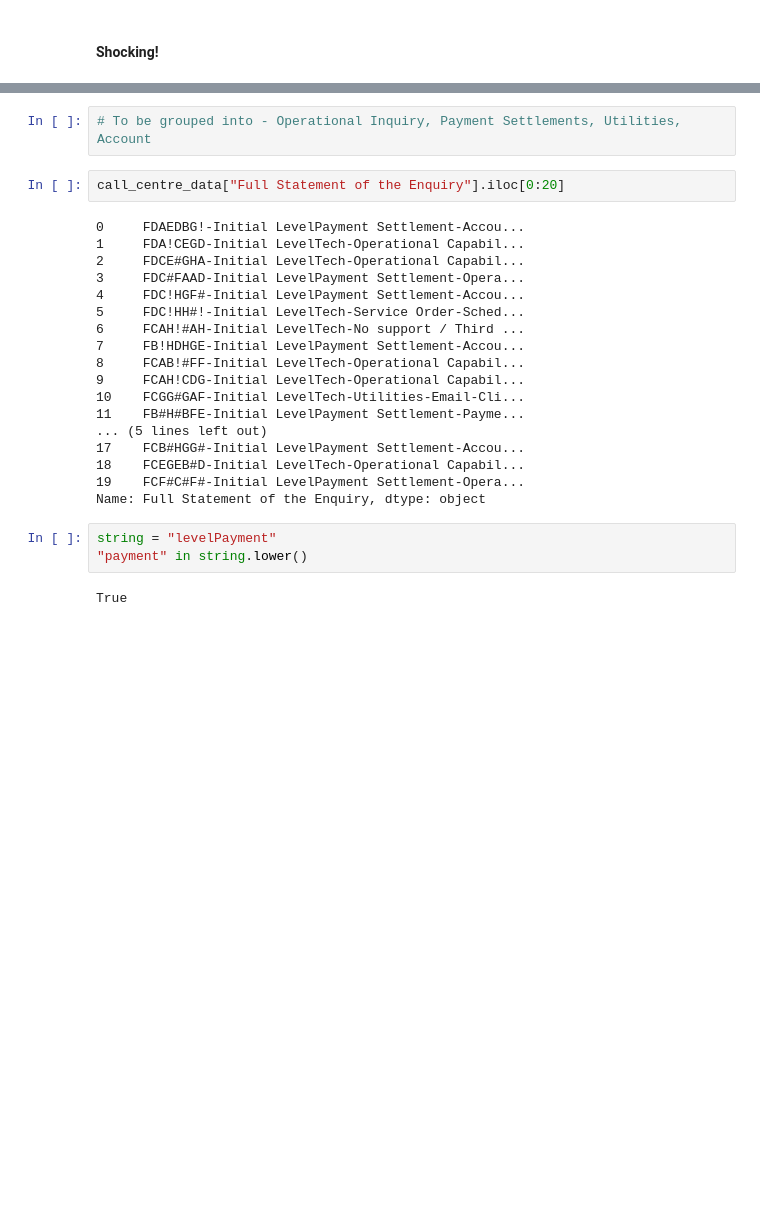
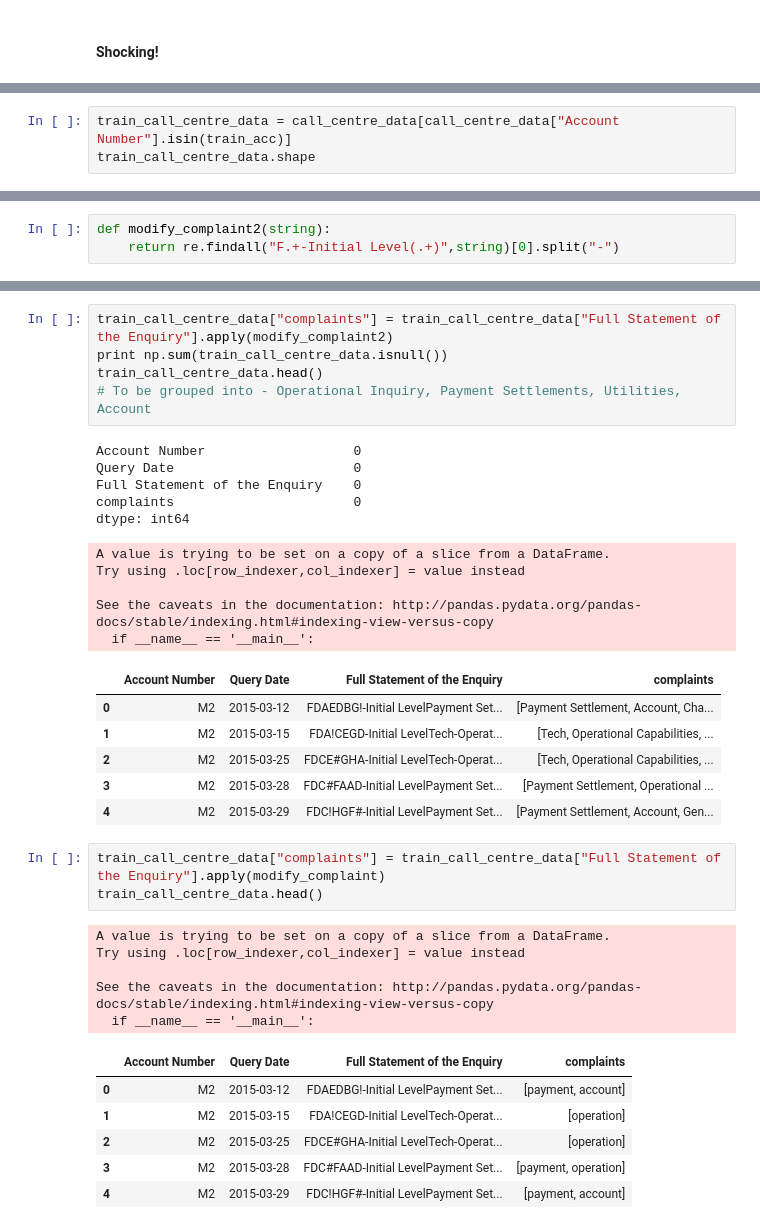
Before and after one commit to Shivam06/EXL-EQ-2017, a Jupyter notebook: cigol lxe .ipynb, the cells around one changed output, grey strips where cells are left out. Drawn from its saved outputs; the diff is of its cells as text; blank space fills up the shorter version.

```diff
--- a/cigol lxe .ipynb
+++ b/cigol lxe .ipynb
@@ -570,3 +572,6 @@ call_centre_data.head()
 | 2 | M2 | 2015-03-25 | FDCE#GHA-Initial LevelTech-Operat... |
 | 3 | M2 | 2015-03-28 | FDC#FAAD-Initial LevelPayment Set... |
 | 4 | M2 | 2015-03-29 | FDC!HGF#-Initial LevelPayment Set... |
+# %%
+train_call_centre_data = call_centre_data[call_centre_data["Account Number"].isin(train_acc)]
+train_call_centre_data.shape
@@ -572,0 +607,3 @@ call_centre_data.head()
+# %%
+def modify_complaint2(string):
+    return re.findall("F.+-Initial Level(.+)",string)[0].split("-")
@@ -573,27 +621,37 @@ call_centre_data.head()
 # %%
+train_call_centre_data["complaints"] = train_call_centre_data["Full Statement of the Enquiry"].apply(modify_complaint2)
+print np.sum(train_call_centre_data.isnull())
+train_call_centre_data.head()
 # To be grouped into - Operational Inquiry, Payment Settlements, Utilities, Account
+# %% [output]
+Account Number                   0
+Query Date                       0
+Full Statement of the Enquiry    0
+complaints                       0
+dtype: int64
+A value is trying to be set on a copy of a slice from a DataFrame.
+Try using .loc[row_indexer,col_indexer] = value instead
+
+See the caveats in the documentation: http://pandas.pydata.org/pandas-docs/stable/indexing.html#indexing-view-versus-copy
+  if __name__ == '__main__':
+|  | Account Number | Query Date | Full Statement of the Enquiry | complaints |
+| 0 | M2 | 2015-03-12 | FDAEDBG!-Initial LevelPayment Set... | [Payment Settlement, Account, Cha... |
+| 1 | M2 | 2015-03-15 | FDA!CEGD-Initial LevelTech-Operat... | [Tech, Operational Capabilities, ... |
+| 2 | M2 | 2015-03-25 | FDCE#GHA-Initial LevelTech-Operat... | [Tech, Operational Capabilities, ... |
+| 3 | M2 | 2015-03-28 | FDC#FAAD-Initial LevelPayment Set... | [Payment Settlement, Operational ... |
+| 4 | M2 | 2015-03-29 | FDC!HGF#-Initial LevelPayment Set... | [Payment Settlement, Account, Gen... |
 # %%
-call_centre_data["Full Statement of the Enquiry"].iloc[0:20]
+train_call_centre_data["complaints"] = train_call_centre_data["Full Statement of the Enquiry"].apply(modify_complaint)
+train_call_centre_data.head()
 # %% [output]
-0     FDAEDBG!-Initial LevelPayment Settlement-Accou...
-1     FDA!CEGD-Initial LevelTech-Operational Capabil...
-2     FDCE#GHA-Initial LevelTech-Operational Capabil...
-3     FDC#FAAD-Initial LevelPayment Settlement-Opera...
-4     FDC!HGF#-Initial LevelPayment Settlement-Accou...
-5     FDC!HH#!-Initial LevelTech-Service Order-Sched...
-6     FCAH!#AH-Initial LevelTech-No support / Third ...
-7     FB!HDHGE-Initial LevelPayment Settlement-Accou...
-8     FCAB!#FF-Initial LevelTech-Operational Capabil...
-9     FCAH!CDG-Initial LevelTech-Operational Capabil...
-10    FCGG#GAF-Initial LevelTech-Utilities-Email-Cli...
-11    FB#H#BFE-Initial LevelPayment Settlement-Payme...
-... (5 lines left out)
-17    FCB#HGG#-Initial LevelPayment Settlement-Accou...
-18    FCEGEB#D-Initial LevelTech-Operational Capabil...
-19    FCF#C#F#-Initial LevelPayment Settlement-Opera...
-Name: Full Statement of the Enquiry, dtype: object
+A value is trying to be set on a copy of a slice from a DataFrame.
+Try using .loc[row_indexer,col_indexer] = value instead
+
+See the caveats in the documentation: http://pandas.pydata.org/pandas-docs/stable/indexing.html#indexing-view-versus-copy
+  if __name__ == '__main__':
+|  | Account Number | Query Date | Full Statement of the Enquiry | complaints |
+| 0 | M2 | 2015-03-12 | FDAEDBG!-Initial LevelPayment Set... | [payment, account] |
+| 1 | M2 | 2015-03-15 | FDA!CEGD-Initial LevelTech-Operat... | [operation] |
+| 2 | M2 | 2015-03-25 | FDCE#GHA-Initial LevelTech-Operat... | [operation] |
+| 3 | M2 | 2015-03-28 | FDC#FAAD-Initial LevelPayment Set... | [payment, operation] |
+| 4 | M2 | 2015-03-29 | FDC!HGF#-Initial LevelPayment Set... | [payment, account] |
-# %%
-string = "levelPayment"
-"payment" in string.lower()
-# %% [output]
-True
```
Also changed, not shown: parts of 11 cells of this notebook.
